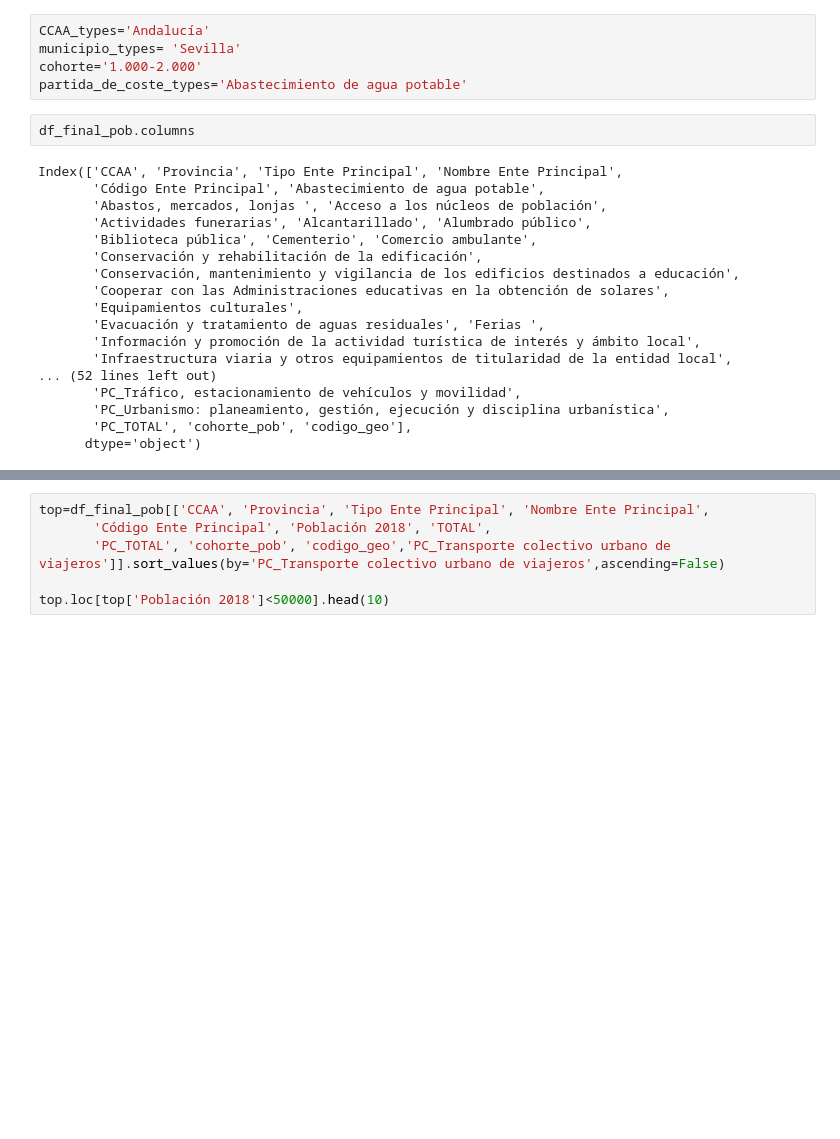
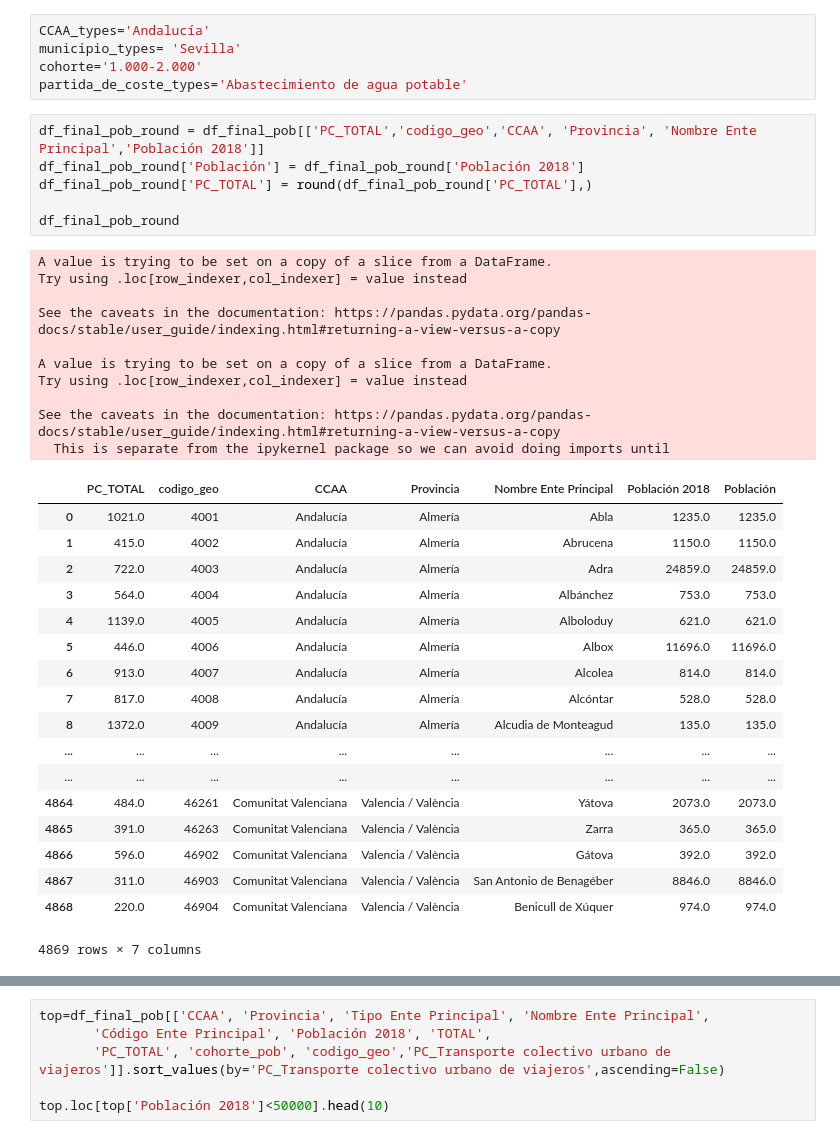
Before and after one commit to carpiero/DataTown, a Jupyter notebook: notebooks/Notebook_005.ipynb, the cells around one changed output, grey strips where cells are left out. Drawn from its saved outputs; the diff is of its cells as text; blank space fills up the shorter version.

```diff
--- a/notebooks/Notebook_005.ipynb
+++ b/notebooks/Notebook_005.ipynb
@@ -43,23 +43,38 @@ CCAA_types='Andalucía'
 municipio_types= 'Sevilla'
 cohorte='1.000-2.000'
 partida_de_coste_types='Abastecimiento de agua potable'
-# %%
-df_final_pob.columns
-# %% [output]
-Index(['CCAA', 'Provincia', 'Tipo Ente Principal', 'Nombre Ente Principal',
-       'Código Ente Principal', 'Abastecimiento de agua potable',
-       'Abastos, mercados, lonjas ', 'Acceso a los núcleos de población',
-       'Actividades funerarias', 'Alcantarillado', 'Alumbrado público',
-       'Biblioteca pública', 'Cementerio', 'Comercio ambulante',
-       'Conservación y rehabilitación de la edificación',
-       'Conservación, mantenimiento y vigilancia de los edificios destinados a educación',
-       'Cooperar con las Administraciones educativas en la obtención de solares',
-       'Equipamientos culturales',
-       'Evacuación y tratamiento de aguas residuales', 'Ferias ',
-       'Información y promoción de la actividad turística de interés y ámbito local',
-       'Infraestructura viaria y otros equipamientos de titularidad de la entidad local',
-... (52 lines left out)
-       'PC_Tráfico, estacionamiento de vehículos y movilidad',
-       'PC_Urbanismo: planeamiento, gestión, ejecución y disciplina urbanística',
-       'PC_TOTAL', 'cohorte_pob', 'codigo_geo'],
-      dtype='object')
+# %%
+df_final_pob_round = df_final_pob[['PC_TOTAL','codigo_geo','CCAA', 'Provincia', 'Nombre Ente Principal','Población 2018']]
+df_final_pob_round['Población'] = df_final_pob_round['Población 2018']
+df_final_pob_round['PC_TOTAL'] = round(df_final_pob_round['PC_TOTAL'],)
+
+df_final_pob_round
+# %% [output]
+A value is trying to be set on a copy of a slice from a DataFrame.
+Try using .loc[row_indexer,col_indexer] = value instead
+
+See the caveats in the documentation: https://pandas.pydata.org/pandas-docs/stable/user_guide/indexing.html#returning-a-view-versus-a-copy
+
+A value is trying to be set on a copy of a slice from a DataFrame.
+Try using .loc[row_indexer,col_indexer] = value instead
+
+See the caveats in the documentation: https://pandas.pydata.org/pandas-docs/stable/user_guide/indexing.html#returning-a-view-versus-a-copy
+  This is separate from the ipykernel package so we can avoid doing imports until
+|  | PC_TOTAL | codigo_geo | CCAA | Provincia | Nombre Ente Principal | Población 2018 | Población |
+| 0 | 1021.0 | 4001 | Andalucía | Almería | Abla | 1235.0 | 1235.0 |
+| 1 | 415.0 | 4002 | Andalucía | Almería | Abrucena | 1150.0 | 1150.0 |
+| 2 | 722.0 | 4003 | Andalucía | Almería | Adra | 24859.0 | 24859.0 |
+| 3 | 564.0 | 4004 | Andalucía | Almería | Albánchez | 753.0 | 753.0 |
+| 4 | 1139.0 | 4005 | Andalucía | Almería | Alboloduy | 621.0 | 621.0 |
+| 5 | 446.0 | 4006 | Andalucía | Almería | Albox | 11696.0 | 11696.0 |
+| 6 | 913.0 | 4007 | Andalucía | Almería | Alcolea | 814.0 | 814.0 |
+| 7 | 817.0 | 4008 | Andalucía | Almería | Alcóntar | 528.0 | 528.0 |
+| 8 | 1372.0 | 4009 | Andalucía | Almería | Alcudia de Monteagud | 135.0 | 135.0 |
+| ... | ... | ... | ... | ... | ... | ... | ... |
+| ... | ... | ... | ... | ... | ... | ... | ... |
+| 4864 | 484.0 | 46261 | Comunitat Valenciana | Valencia / València | Yátova | 2073.0 | 2073.0 |
+| 4865 | 391.0 | 46263 | Comunitat Valenciana | Valencia / València | Zarra | 365.0 | 365.0 |
+| 4866 | 596.0 | 46902 | Comunitat Valenciana | Valencia / València | Gátova | 392.0 | 392.0 |
+| 4867 | 311.0 | 46903 | Comunitat Valenciana | Valencia / València | San Antonio de Benagéber | 8846.0 | 8846.0 |
+| 4868 | 220.0 | 46904 | Comunitat Valenciana | Valencia / València | Benicull de Xúquer | 974.0 | 974.0 |
+4869 rows × 7 columns
```
Also changed, not shown: parts of 12 cells of this notebook, 6 other files.
